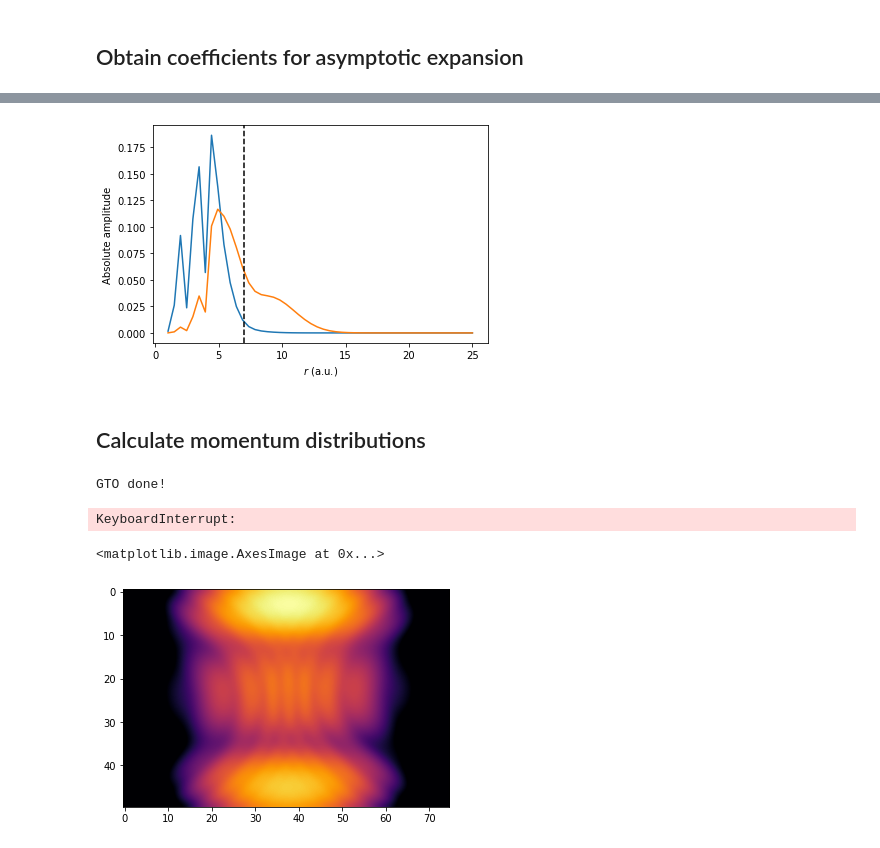
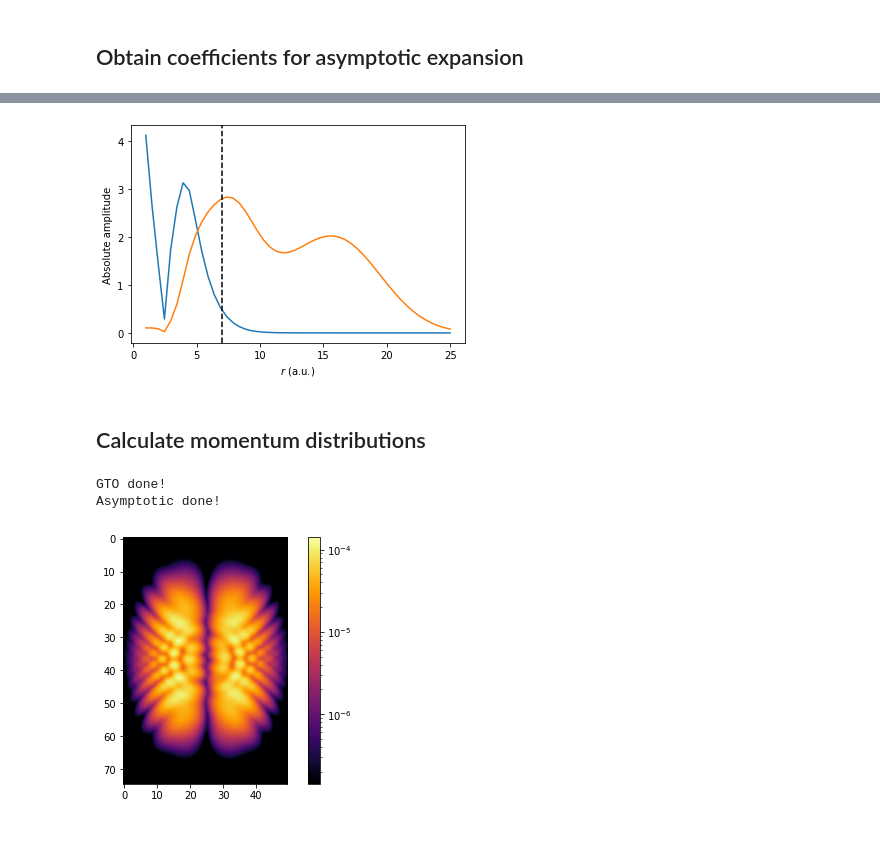
Before and after one commit to EmilHansen1/SFA_OAM_Linear, a Jupyter notebook: GTO_vs_asymp.ipynb, the cells around one changed output, grey strips where cells are left out. Cells and saved outputs as stored; diff of their text form; code cells hidden in the pictures.

Commit message:
GTO vs Asymptotic

```diff
--- a/GTO_vs_asymp.ipynb
+++ b/GTO_vs_asymp.ipynb
@@ -45,15 +63,15 @@ f_lms = np.array(f_lms)
 # %%
 def radial(r):
     return r**(1/kappa - 1) * np.exp(-kappa*r)
 
 plt.figure(facecolor='white')
-sgn, l, m = 0, 8, 0
+sgn, l, m = 0, 1, 1
 plt.plot(r_lst, np.abs(f_lms[:, sgn, l, m])*100)
 plt.plot(r_lst, np.abs(f_lms[:, sgn, l, m]) / radial(r_lst))
 plt.axvline(7, ls='--', color='k')                              # r = 7 seems like a solid choice!
 plt.xlabel('$r$ (a.u.)')
 plt.ylabel('Absolute amplitude')
 plt.show()
 # %% [output]
-[figure, old version]
+[figure, new version]
 # %%
@@ -70,21 +88,24 @@ px_grd, pz_grd = np.meshgrid(px_lst, pz_lst)
 # GTO
 sfa_gto = sfa_lin.SFALinearPulse(Ip, Up, omega, N, CEP, 'GTO')
 M_gto_grd = np.array(pool.starmap(sfa_gto.Mxz_List, zip(px_grd, repeat(py), pz_grd, repeat(gto_coeffs))))
-M_gto_sqr = np.abs(np.flip(M_gto_grd.T, 0))**2
+M_gto_sqr = np.abs(np.flip(M_gto_grd, 0))**2
 print('GTO done!')
 
 # Asymptotic
 sfa_asymp = sfa_lin.SFALinearPulse(Ip, Up, omega, N, CEP, 'asymp')
 M_asymp_grd = np.array(pool.starmap(sfa_asymp.Mxz_List, zip(px_grd, repeat(py), pz_grd, repeat(clm_coeffs))))
-M_asymp_sqr = np.abs(np.flip(M_asymp_grd.T, 0))**2
+M_asymp_sqr = np.abs(np.flip(M_asymp_grd, 0))**2
 print('Asymptotic done!')
 # %% [output]
 GTO done!
+Asymptotic done!
-KeyboardInterrupt:
 # %%
 M = M_asymp_sqr
+plt.figure(facecolor='white')
 plt.imshow(M, interpolation='bicubic', cmap='inferno',
-           norm=LogNorm(vmax=np.max(M), vmin=np.max(M)*1e-4))
+           norm=LogNorm(vmax=np.max(M), vmin=np.max(M)*1e-3))
+plt.colorbar()
+plt.tight_layout()
+plt.show()
 # %% [output]
-<matplotlib.image.AxesImage at 0x...>
-[figure, old version]
+[figure, new version]
```
Also changed, not shown: parts of 3 cells of this notebook, 1 other file.
